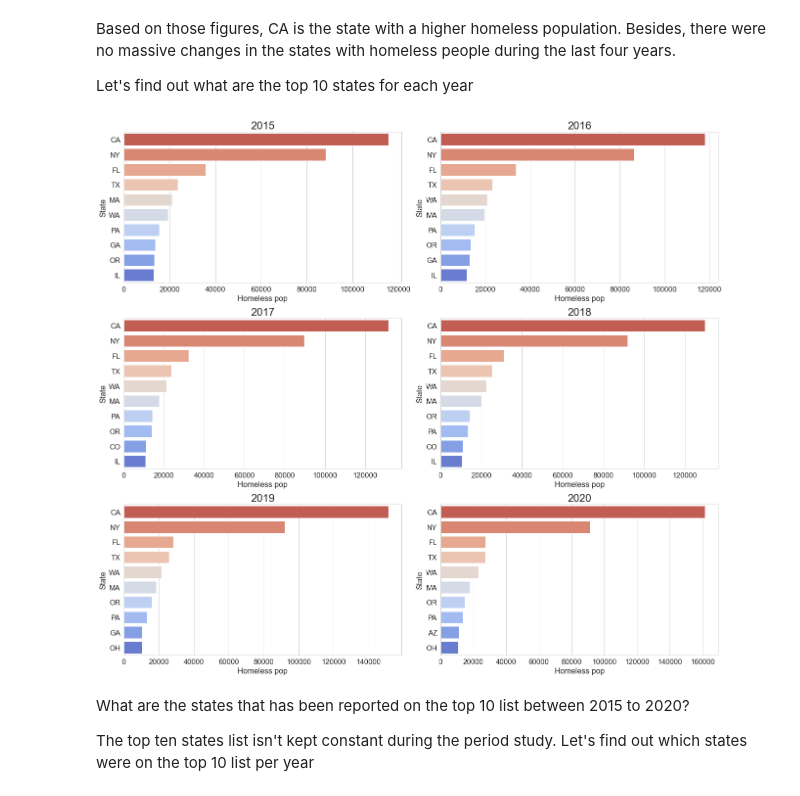
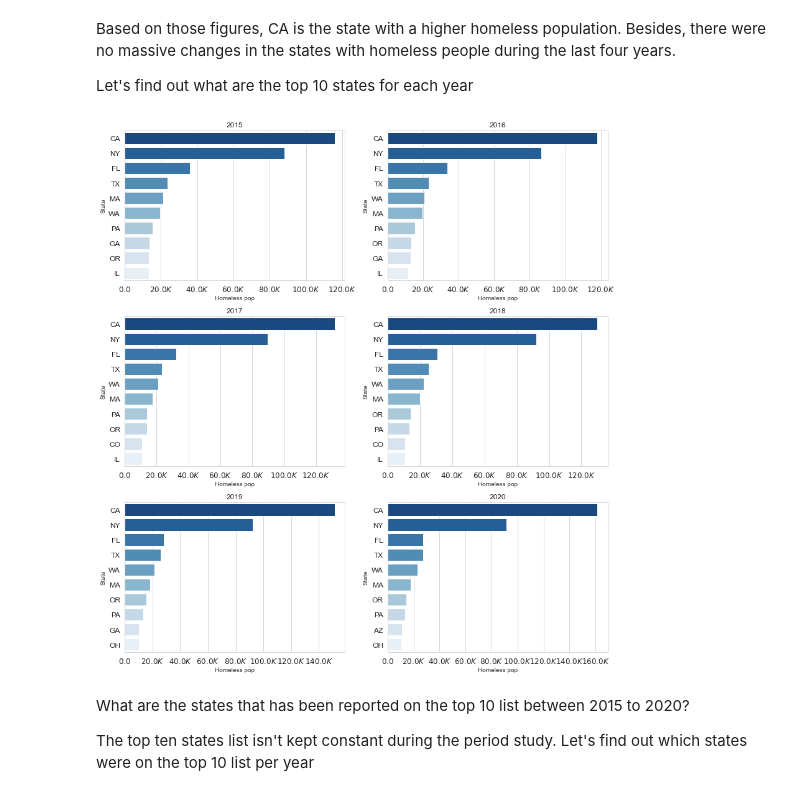
Before and after one commit to aliglara/capstone-c1-DA, a Jupyter notebook: codes/EDA_homeless_pop.ipynb, the cells around one changed output. Cells and saved outputs as stored; diff of their text form; code cells hidden in the pictures.

```diff
--- a/codes/EDA_homeless_pop.ipynb
+++ b/codes/EDA_homeless_pop.ipynb
@@ -28,17 +28,20 @@ def format_func(value, tick_number):
     else:
         return r"${}$".format(value)
 # %%
-large = 22; med = 16; small = 12
-params = {'axes.titlesize' : large,
-          'legend.fontsize' : med,
-          'figure.figsize' : (16, 10),
-          'axes.labelsize' : med,
-          'xtick.labelsize' : med,
-          'ytick.labelsize' : med,
-          'figure.titlesize' : large
-}
-plt.rcParams.update(params)
+#large = 22; med = 16; small = 12
+#params = {'axes.titlesize' : large,
+#          'legend.fontsize' : med,
+#          'figure.figsize' : (10/2.54, 8/2.54),
+#          'axes.labelsize' : med,
+#          'xtick.labelsize' : med,
+#          'ytick.labelsize' : med,
+#          'figure.titlesize' : large
+#}
+#plt.rcParams.update(params)
 sns.set_style('whitegrid')
+
+
+mybluepal = sns.color_palette("ch:start=.2,rot=-.3", as_cmap=True)
 all_shapes = list(mpl.markers.MarkerStyle.markers.keys())
 blue, orange = sns.color_palette()[:2]
 # %%
@@ -110,10 +113,11 @@ query = (
 "           upop.total_population_25_years_and_over_educ_attainment, "
 "           upop.population_25_years_and_over_no_schooling_completed, "
 "           upop.population_25_years_and_over_bachelor_degree, "
-"           upop.population_25_years_and_over_master_degree + upop.population_25_years_and_over_doctorate_degree AS  pop_25y_master_over, "
+"           upop.population_25_years_and_over_master_degree + "
+"           upop.population_25_years_and_over_doctorate_degree AS  pop_25y_master_over, "
 "           cte.region "
 "    FROM us_population as upop "
-"    JOIN ctedata AS cte ON (upop.year = cte.year) AND (upop.name_state = cte.name) "
+"    LEFT JOIN ctedata AS cte ON (upop.year = cte.year) AND (upop.name_state = cte.name) "
 )
 
 raw_data_df = cheroku.make_query(query, "c1_capstone", credential_file)
@@ -264,13 +273,14 @@ Takeaways:
 # %%
 years = raw_data_df["Year"].unique().tolist()
 # %%
-_, axes = plt.subplots(3, 2, figsize=(18, 25), sharex=True)
+_, axes = plt.subplots(3, 2, figsize=(30/2.54, 40/2.54), sharex=True)
 for year, ax in zip(years, axes.ravel()):
     df = raw_data_df[raw_data_df["Year"] == year].sort_values(by="Homeless pop", ascending=False)
-    _ = sns.barplot(y="State abbr", x="Homeless pop", data=df, ax=ax, palette="coolwarm_r")
+    _ = sns.barplot(y="State abbr", x="Homeless pop", data=df, ax=ax,
+                    palette="Blues_r")
     ax.set_title(year)
     ax.set(xlabel="Homeless population", ylabel="State")
-    ax.tick_params(axis='y', labelsize=10)
+    ax.tick_params(axis='y', labelsize=8)
 plt.tight_layout()
 plt.show()
 # %% [output]
@@ -280,18 +290,19 @@ Based on those figures, CA is the state with a higher homeless population. Besid
 
 Let's find out what are the top 10 states for each year
 # %%
-fig, axes = plt.subplots(3, 2, figsize=(18, 16))
+fig, axes = plt.subplots(3, 2, figsize=(30/2.54, 32/2.54))
 for year, ax in zip(years, axes.ravel()):
     df = raw_data_df[raw_data_df["Year"] == year].sort_values(by="Homeless pop", ascending=False)
     _ = sns.barplot(y="State abbr", x="Homeless pop", data=df.head(10),
-                    palette="coolwarm_r", ax=ax, orient="h")
+                    palette="Blues_r", ax=ax, orient="h")
     ax.set_title(year)
-    ax.tick_params(axis='both', which='major', labelsize=15)
+    ax.tick_params(axis='both', which='major', labelsize=12)
     ax.set(xlabel="Homeless pop", ylabel="State")
+    ax.xaxis.set_major_formatter(plt.FuncFormatter(format_func))
 plt.tight_layout()
 plt.show()
 # %% [output]
-[figure, old version]
+[figure, new version]
 # %% [markdown]
 What are the states that has been reported on the top 10 list between 2015 to 2020?
 
```
Also changed, not shown: parts of 21 cells of this notebook, 17 other files.
